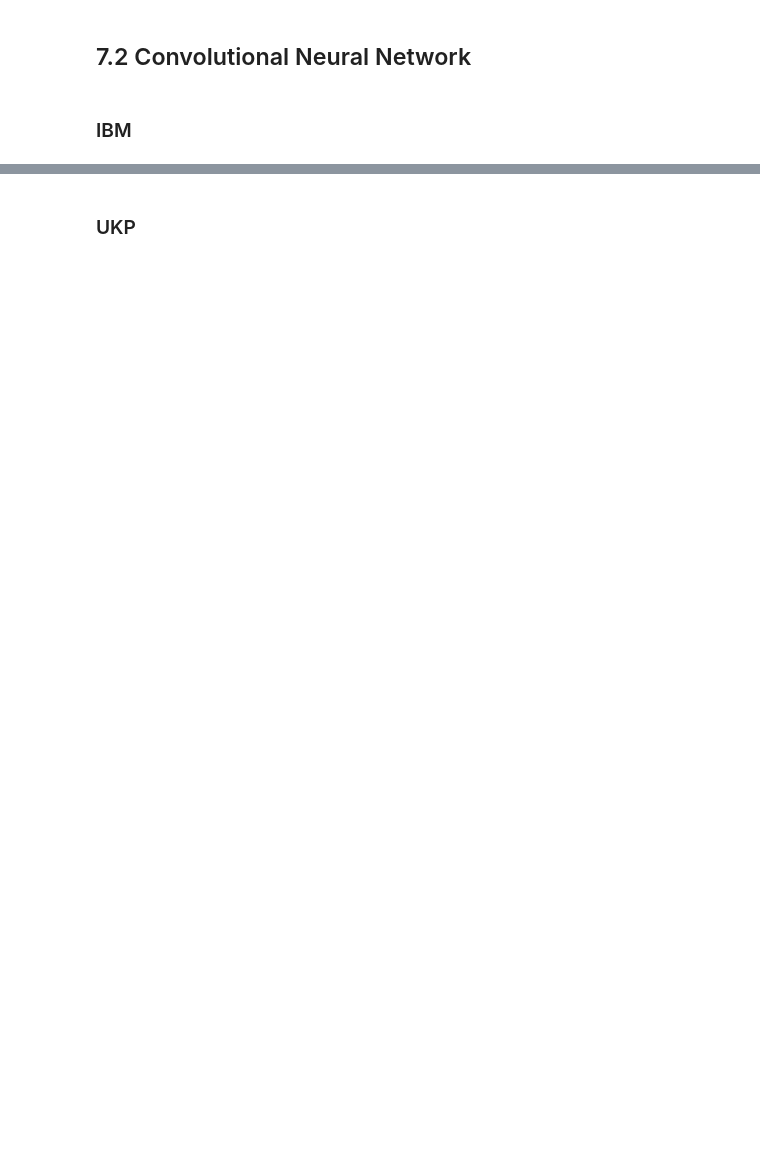
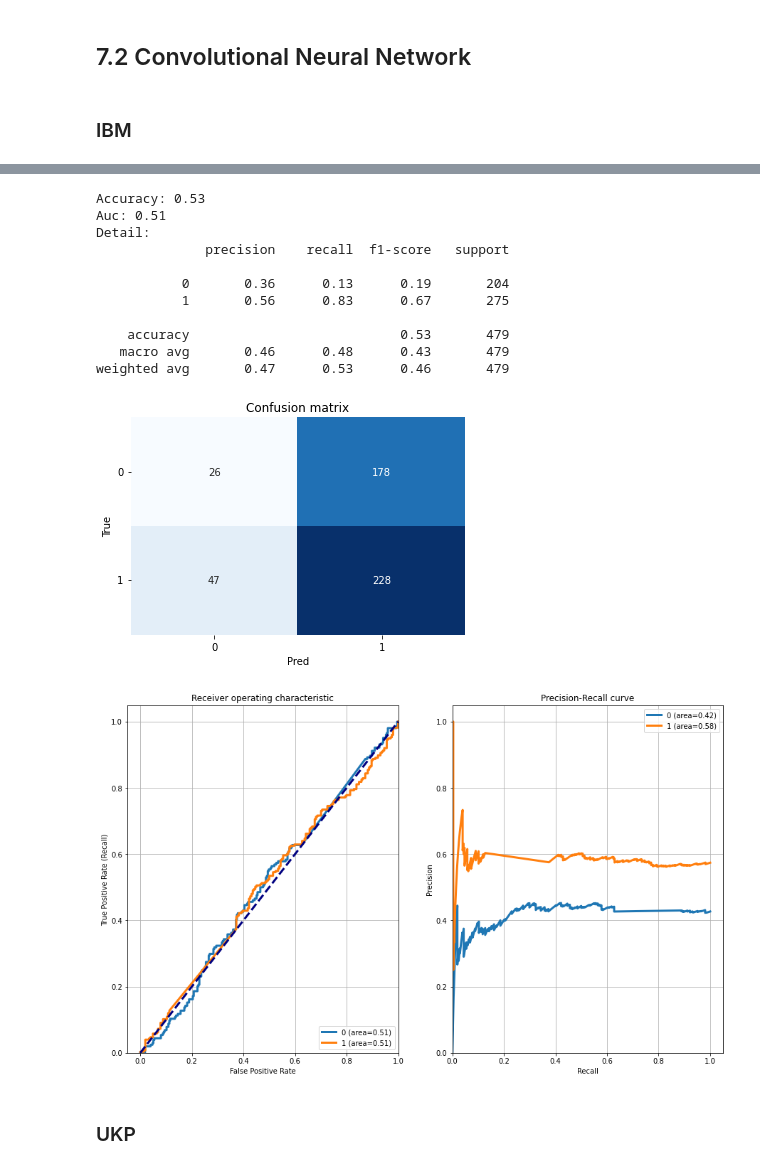
Before and after one commit to adrianoduque97/argument-minning, a Jupyter notebook: ArgumentMinning_TFM.ipynb, the cells around one changed output, grey strips where cells are left out. Saved outputs shown, nothing was run; the diff lists cells and outputs as text; code cells hidden in the pictures; blank space fills up the shorter version.

```diff
--- a/ArgumentMinning_TFM.ipynb
+++ b/ArgumentMinning_TFM.ipynb
@@ -772,17 +958,17 @@ model.fit(Train_X_UKP_token, Train_Y_UKP, batch_size=4, epochs=10, verbose=1, va
 ### IBM
 # %%
 import keras
-model = Sequential([
+cnn_IBM = Sequential([
                     # Input(batch_shape=(None,2876, 15)),
                     # SpatialDropout1D(0.3),
                     Conv1D(filters=2, kernel_size=3, activation='relu', input_shape=(15,1)),
-                    Dropout(0.4),
+                    Dropout(0.2),
                     Conv1D(filters=64, kernel_size=5, activation='relu'),
                     MaxPooling1D(pool_size=2),
                     Flatten(),
                     Dense(64, activation='relu'),
-                    Dense(4, activation="softmax")
+                    Dense(2, activation="softmax")
 ])
-model.compile(loss='sparse_categorical_crossentropy', optimizer='adam', metrics=['accuracy'])
-model.summary()
+cnn_IBM.compile(loss='sparse_categorical_crossentropy', optimizer='adam', metrics=['accuracy'])
+cnn_IBM.summary()
 # %% [output]
@@ -804,2 +990,4 @@ Trainable params: 17,420
 Non-trainable params: 0
 _________________________________________________________________
+# %%
+cnn_IBM.fit(Train_X_IBM_token, Train_Y_IBM, batch_size=4, epochs=10, verbose=1, validation_data=(Test_X_IBM_token,Test_Y_IBM ))
@@ -806,2 +1016,24 @@ _________________________________________________________________
+# %%
+dic_y_mapping = {n:label for n,label in
+                 enumerate(np.unique(Test_Y_IBM))}
+inverse_dic = {v:k for k,v in dic_y_mapping.items()}
+
+pred_cnn = cnn_IBM.predict(Test_X_IBM_token)
+predicted_val = [dic_y_mapping[np.argmax(pred)] for pred in pred_cnn]
+metricas(predicted_val, Test_Y_IBM, pred_cnn)
+# %% [output]
+Accuracy: 0.53
+Auc: 0.51
+Detail:
+              precision    recall  f1-score   support
+
+           0       0.36      0.13      0.19       204
+           1       0.56      0.83      0.67       275
+
+    accuracy                           0.53       479
+   macro avg       0.46      0.48      0.43       479
+weighted avg       0.47      0.53      0.46       479
+[figure, added]
+[figure, added]
 # %% [markdown]
 ### UKP
```
Also changed, not shown: parts of 39 cells of this notebook.
